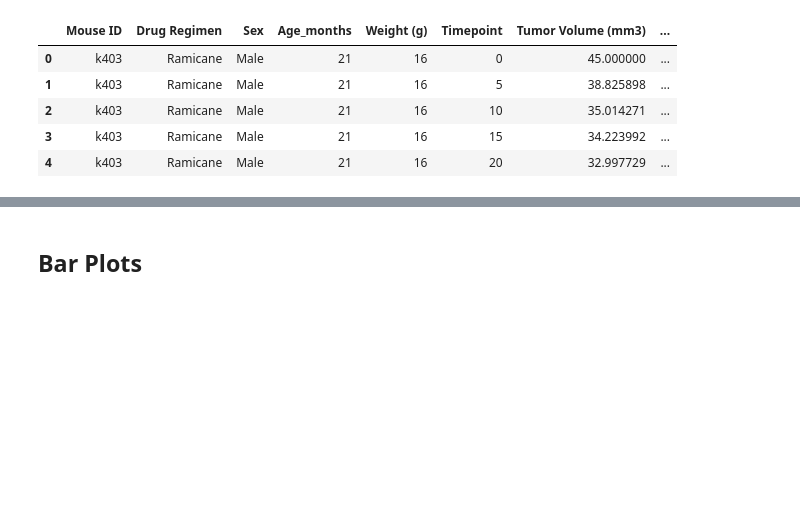
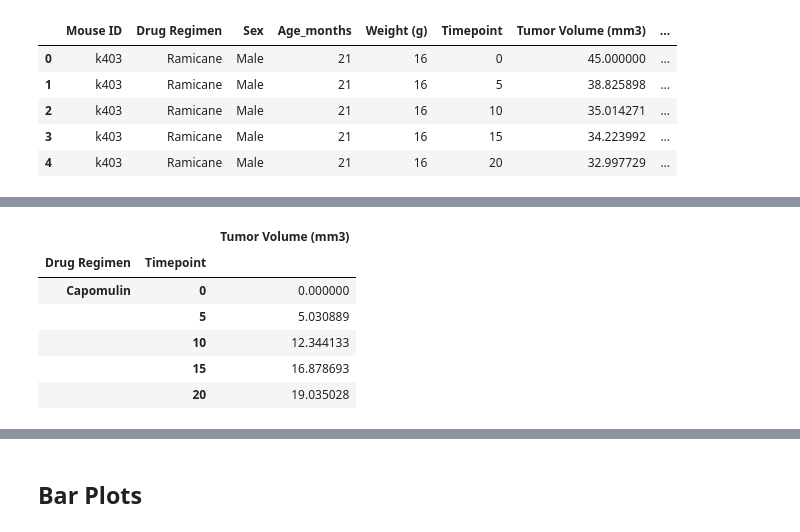
Before and after one commit to iunupe/matplotlib-challenge, a Jupyter notebook: Pymaceuticals/pymaceuticals_starter.ipynb, the cells around one changed output, grey strips where cells are left out. Cells and saved outputs as stored; diff of their text form; code cells hidden in the pictures; blank space fills up the shorter version.

```diff
--- a/Pymaceuticals/pymaceuticals_starter.ipynb
+++ b/Pymaceuticals/pymaceuticals_starter.ipynb
@@ -411,0 +403,19 @@ cleaned_data.head()
+# %%
+# Generate a summary statistics table of mean, median, variance, standard deviation, and SEM
+# of the tumor volume for each regimen
+
+summary_stats_var = cleaned_data.groupby(['Drug Regimen', 'Timepoint'])['Tumor Volume (mm3)'].var()
+
+# Convert to DataFrame
+summary_stats_var = pd.DataFrame(summary_stats_var)
+
+# Preview DataFrame
+summary_stats_var.head()
+# %% [output]
+|  |  | Tumor Volume (mm3) |
+| Drug Regimen | Timepoint |  |
+| Capomulin | 0 | 0.000000 |
+|  | 5 | 5.030889 |
+|  | 10 | 12.344133 |
+|  | 15 | 16.878693 |
+|  | 20 | 19.035028 |
```
Also changed, not shown: parts of 66 cells of this notebook.
